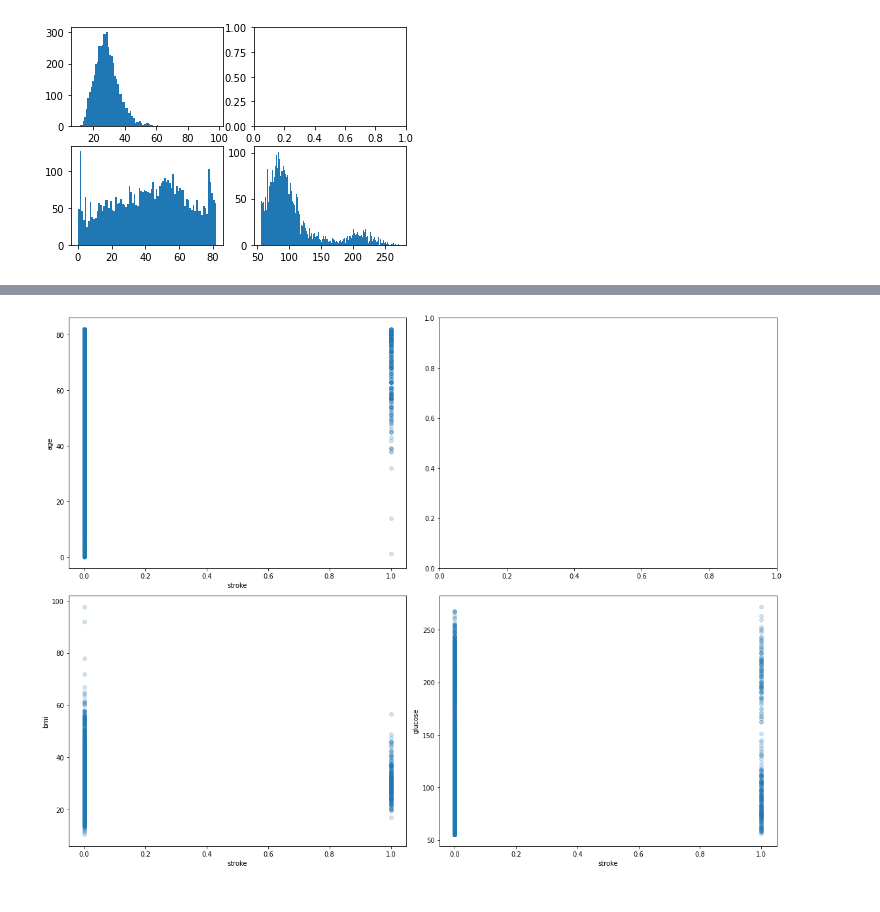
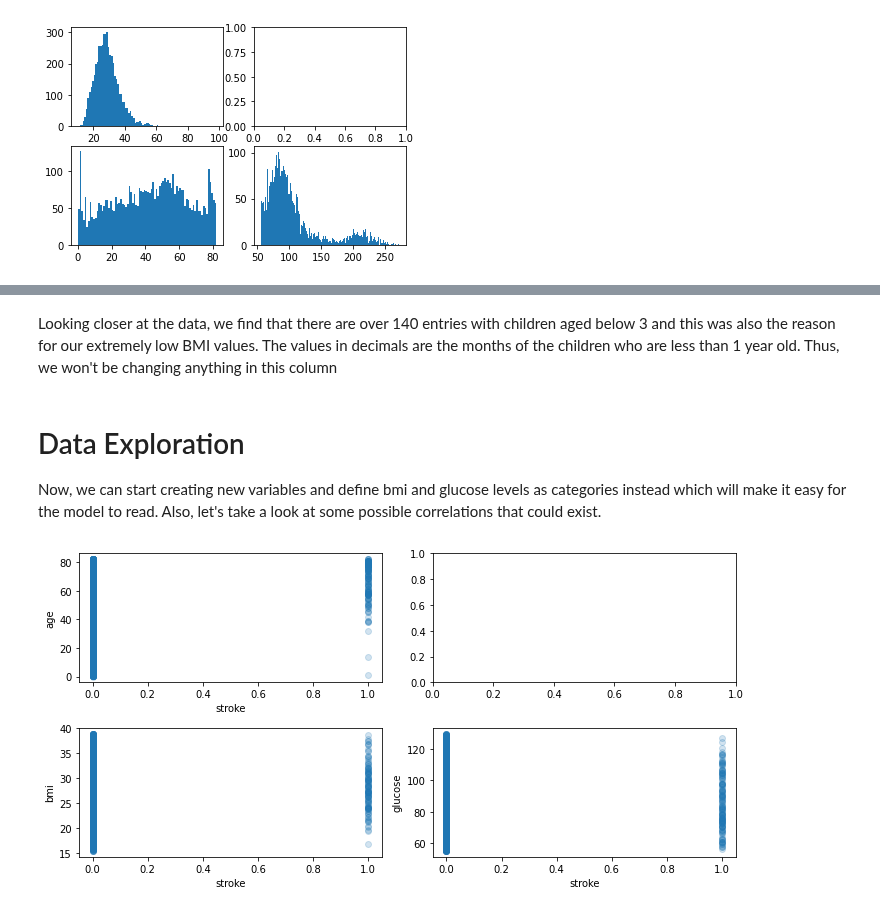
Before and after one commit to Harsh-2420/kaggle, a Jupyter notebook: Stroke Prediction/stroke-analysis.ipynb, the cells around one changed output, grey strips where cells are left out. Drawn from its saved outputs; the diff is of its cells as text; code cells hidden in the pictures.

Commit message:
data cleaning and EDA

```diff
--- a/Stroke Prediction/stroke-analysis.ipynb
+++ b/Stroke Prediction/stroke-analysis.ipynb
@@ -57,3 +58,22 @@ plt.show()
 # %%
 # BMI and Glucose Levels seem to resemble Normal Distribution so we will use Z-Score to find outliers.
 # However, for Age, we will use IQR.
+
+
+def outlier_detection(data, category):
+    mean = np.mean(data[category])
+    sd = np.std(data[category])
+    threshold = 2
+    outliers = []
+    for k, i in enumerate(data[category]):
+        z = (i-mean)/sd
+        if abs(z) > threshold:
+            outliers.append(k)
+    return data.drop(data.index[outliers])
+
+data = outlier_detection(data, 'bmi')
+data = outlier_detection(data, 'avg_glucose_level')
+
+print(data['stroke'].value_counts())
+print('--------------------------------')
+print(data.shape)
@@ -76,25 +120,32 @@ data
+# %% [markdown]
+Looking closer at the data, we find that there are over 140 entries with children aged below 3 and this was also the reason for our extremely low BMI values. The values in decimals are the months of the children who are less than 1 year old. Thus, we won't be changing anything in this column
+# %% [markdown]
+# Data Exploration
+
+Now, we can start creating new variables and define bmi and glucose levels as categories instead which will make it easy for the model to read.
+Also, let's take a look at some possible correlations that could exist.
 # %%
 # Here we'll do some EDA to get a clearer picture of the data we're dealing with and some insights into possible patterns that exist.
 
-fig, ax = plt.subplots(2,2, figsize=(16,12))
+fig, ax = plt.subplots(2,2, figsize=(10,5))
 
 ax[0,0].scatter(data['stroke'], data['age'], alpha=0.2)
 ax[0,0].set_xlabel('stroke')
 ax[0,0].set_ylabel('age')
 
 ax[1,1].scatter(data['stroke'], data['avg_glucose_level'], alpha=0.2)
 ax[1,1].set_xlabel('stroke')
 ax[1,1].set_ylabel('glucose')
 
 ax[1,0].scatter(data['stroke'], data['bmi'], alpha=0.2)
 ax[1,0].set_xlabel('stroke')
 ax[1,0].set_ylabel('bmi')
 
 fig.tight_layout()
 
 
 # We see strokes tend to be common amongst people above the age of 50, with a bmi between 20 and 45, and with extreme glucose levels (low or high).
 # %% [output]
-[figure, old version]
+[figure, new version]
 # %%
 data.drop(['id'], inplace=True, axis=1)
```
Also changed, not shown: parts of 7 cells of this notebook, 1 other file.
